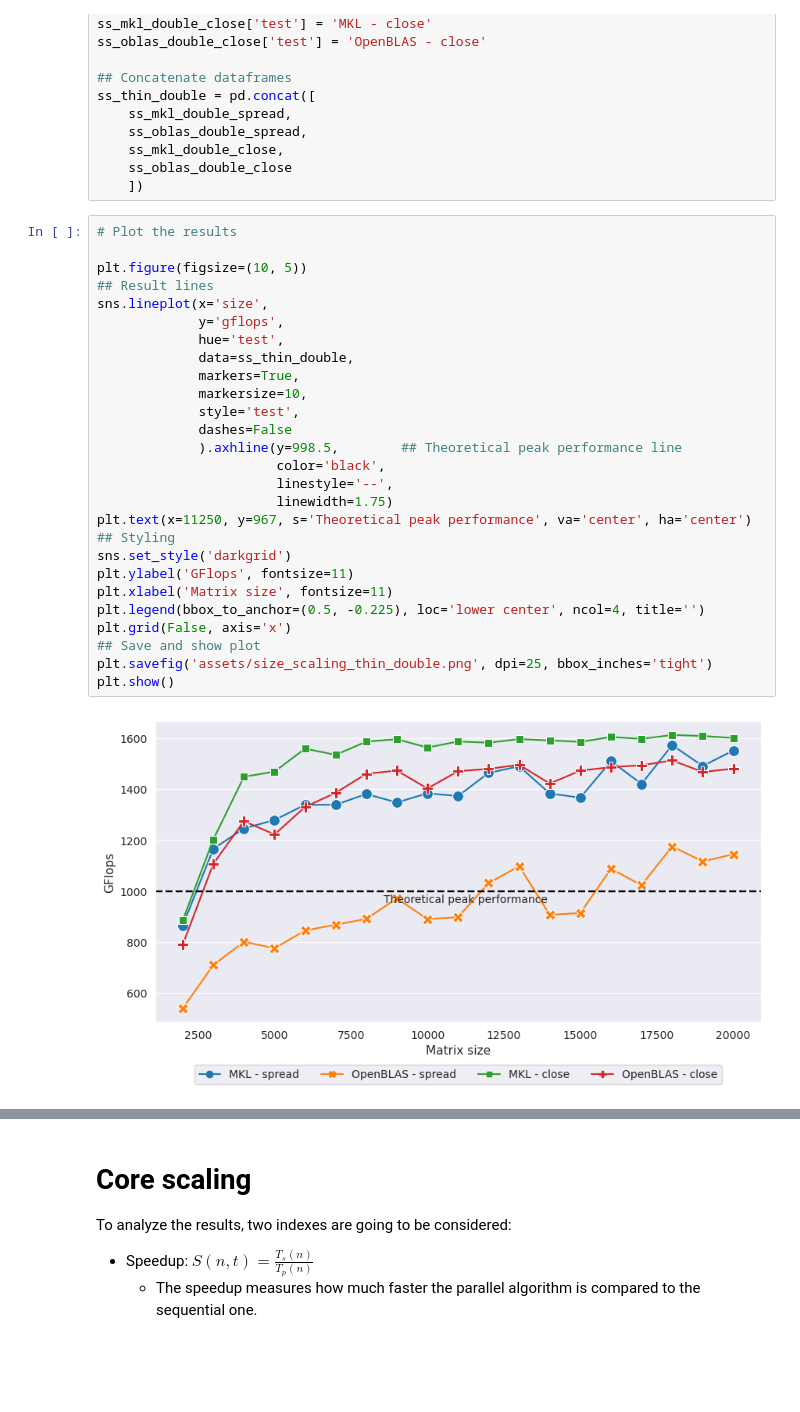
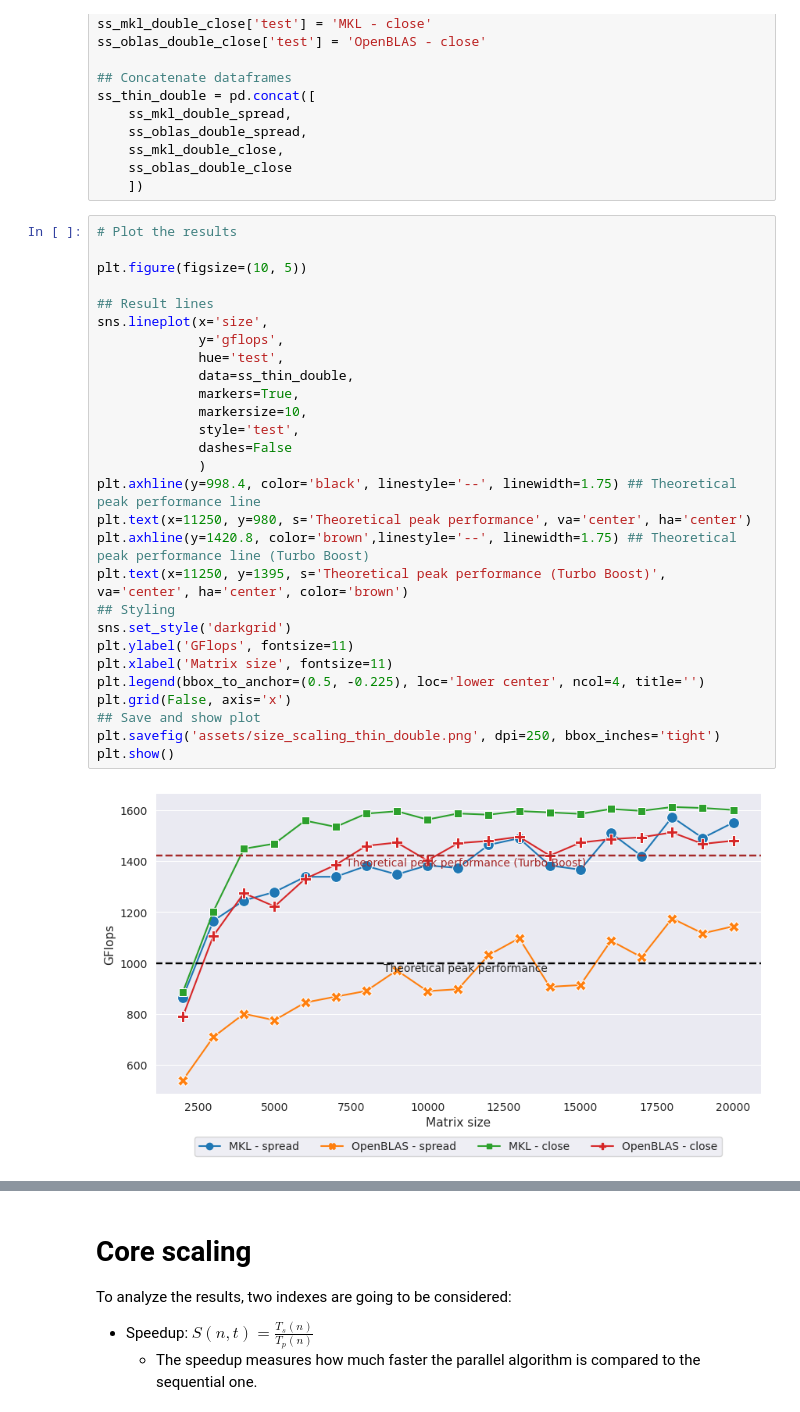
Before and after one commit to davidecapone/FHPC-Assignment, a Jupyter notebook: assignment_2/plots.ipynb, the cells around one changed output, grey strips where cells are left out. Drawn from its saved outputs; the diff is of its cells as text; blank space fills up the shorter version.

```diff
--- a/assignment_2/plots.ipynb
+++ b/assignment_2/plots.ipynb
@@ -344,29 +358,30 @@ ss_thin_double = pd.concat([
 # %%
 # Plot the results
 
 plt.figure(figsize=(10, 5))
+
 ## Result lines
 sns.lineplot(x='size',
              y='gflops',
              hue='test',
              data=ss_thin_double,
              markers=True,
              markersize=10,
              style='test',
              dashes=False
-             ).axhline(y=998.5,        ## Theoretical peak performance line
-                       color='black',
-                       linestyle='--',
-                       linewidth=1.75)
-plt.text(x=11250, y=967, s='Theoretical peak performance', va='center', ha='center')
+             )
+plt.axhline(y=998.4, color='black', linestyle='--', linewidth=1.75) ## Theoretical peak performance line
+plt.text(x=11250, y=980, s='Theoretical peak performance', va='center', ha='center')
+plt.axhline(y=1420.8, color='brown',linestyle='--', linewidth=1.75) ## Theoretical peak performance line (Turbo Boost)
+plt.text(x=11250, y=1395, s='Theoretical peak performance (Turbo Boost)', va='center', ha='center', color='brown')
 ## Styling
 sns.set_style('darkgrid')
 plt.ylabel('GFlops', fontsize=11)
 plt.xlabel('Matrix size', fontsize=11)
 plt.legend(bbox_to_anchor=(0.5, -0.225), loc='lower center', ncol=4, title='')
 plt.grid(False, axis='x')
 ## Save and show plot
-plt.savefig('assets/size_scaling_thin_double.png', dpi=25, bbox_inches='tight')
+plt.savefig('assets/size_scaling_thin_double.png', dpi=250, bbox_inches='tight')
 plt.show()
 # %% [output]
-[figure, old version]
+[figure, new version]
```
Also changed, not shown: parts of 18 cells of this notebook, 3 other files.
